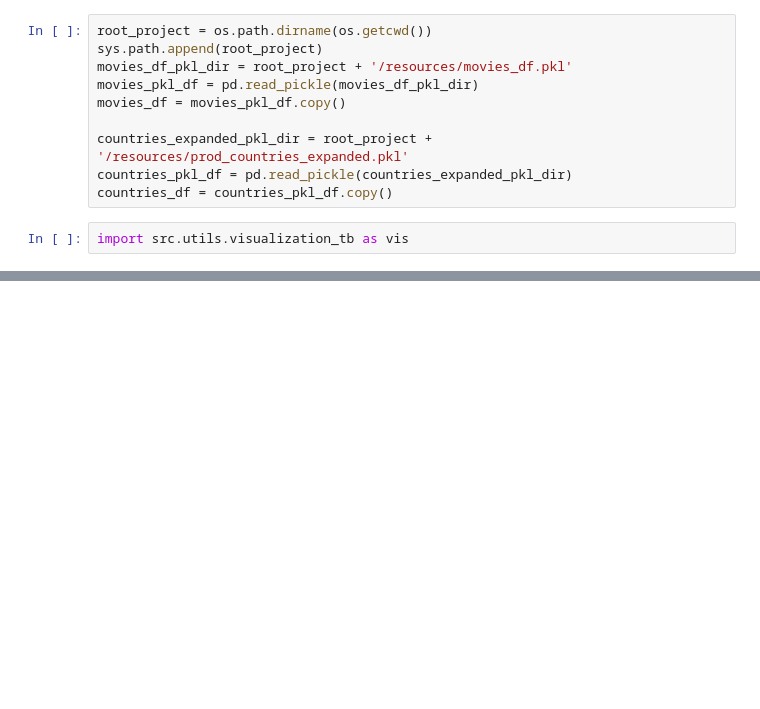
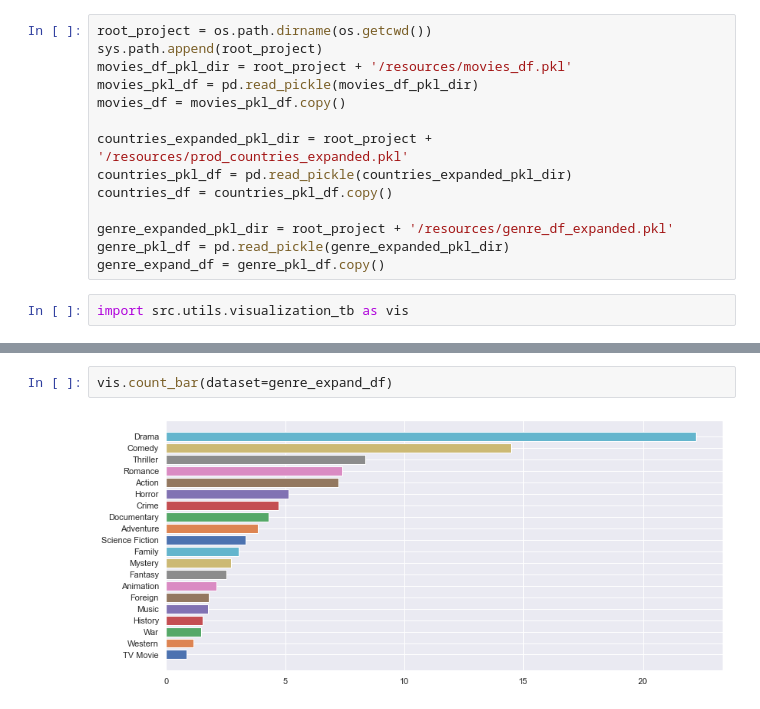
Before and after one commit to JaunIgciona/DataBootcamp_Nov2020, a Jupyter notebook: 4. Proyectos/EDA project/notebooks/basureta_notebook.ipynb, the cells around one changed output, grey strips where cells are left out. Drawn from its saved outputs; the diff is of its cells as text; blank space fills up the shorter version.

```diff
--- a/4. Proyectos/EDA project/notebooks/basureta_notebook.ipynb
+++ b/4. Proyectos/EDA project/notebooks/basureta_notebook.ipynb
@@ -18,5 +18,9 @@ movies_df = movies_pkl_df.copy()
 countries_expanded_pkl_dir = root_project + '/resources/prod_countries_expanded.pkl'
 countries_pkl_df = pd.read_pickle(countries_expanded_pkl_dir)
 countries_df = countries_pkl_df.copy()
+
+genre_expanded_pkl_dir = root_project + '/resources/genre_df_expanded.pkl'
+genre_pkl_df = pd.read_pickle(genre_expanded_pkl_dir)
+genre_expand_df = genre_pkl_df.copy()
 # %%
 import src.utils.visualization_tb as vis
@@ -35,0 +31,4 @@ plt.plot(x_ax,released_movies_Y.values)
+# %%
+vis.count_bar(dataset=genre_expand_df)
+# %% [output]
+[figure, added]
```
Also changed, not shown: parts of 6 cells of this notebook, 2 other files.
